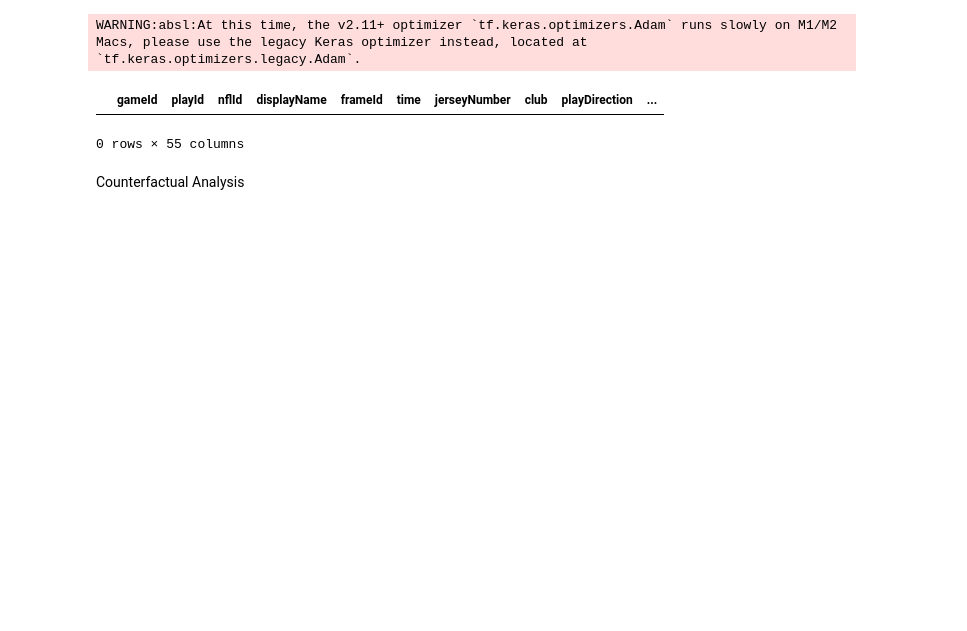
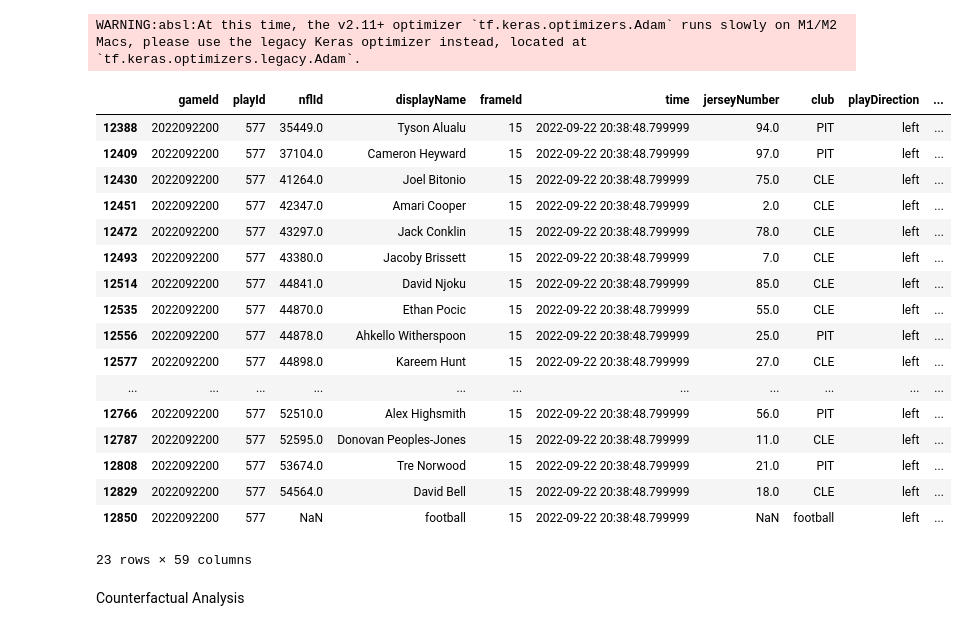
Before and after one commit to hinayatali9/BigDataBowl2024, a Jupyter notebook: Counter_Factual.ipynb, the cells around one changed output. Saved outputs shown, nothing was run; the diff lists cells and outputs as text; code cells hidden in the pictures; blank space fills up the shorter version.

```diff
--- a/Counter_Factual.ipynb
+++ b/Counter_Factual.ipynb
@@ -42,6 +42,15 @@ def get_tracking_and_plays(filepath):
     tracking_with_plays['is_on_defence'] = tracking_with_plays['club'] == tracking_with_plays['defensiveTeam']
     tracking_with_plays['is_ballcarrier'] = tracking_with_plays['ballCarrierId'] == tracking_with_plays['nflId']
 
+    football_coords=tracking_with_plays.loc[tracking_with_plays['displayName']=='football']
+    football_coords['football_x']=football_coords['x']
+    football_coords['football_y']=football_coords['y']
+    football_coords=football_coords[['gameId', 'playId', 'frameId', 'football_x', 'football_y']]
+
+    tracking_with_plays=tracking_with_plays.merge(football_coords, on=['gameId', 'playId', 'frameId'], how='left')
+    tracking_with_plays['dir_football']=(np.degrees(np.arctan2(tracking_with_plays['y'] - tracking_with_plays['football_y'], tracking_with_plays['x'] - tracking_with_plays['football_x']))+360)%360
+    tracking_with_plays['dir_player']=tracking_with_plays['dir']
+
     end_frame = tracking_with_plays[tracking_with_plays['event'].isin(['tackle', 'out_of_bounds'])].groupby('playId')['frameId'].min().reset_index()
     end_frame.rename(columns={'frameId': 'frameId_end'}, inplace=True)
 
@@ -55,11 +64,29 @@ def get_tracking_and_plays(filepath):
                                               (tracking_with_plays['frameId'] >= tracking_with_plays['frameId_start'])]
 
     return tracking_with_plays
-# %%
-tracking_with_plays = get_tracking_and_plays('tracking_week_3.csv')
-# %% [output]
-|  | gameId | playId | nflId | displayName | frameId | time | jerseyNumber | club | playDirection | ... |
-0 rows × 55 columns
+# %%
+tracking_with_plays = get_tracking_and_plays('tracking_week_3.csv')
+
+tracking_with_plays.loc[(tracking_with_plays['gameId']==2022092200) & (tracking_with_plays['playId']==577) & (tracking_with_plays['frameId']==15)]
+# %% [output]
+|  | gameId | playId | nflId | displayName | frameId | time | jerseyNumber | club | playDirection | ... |
+| 12388 | 2022092200 | 577 | 35449.0 | Tyson Alualu | 15 | 2022-09-22 20:38:48.799999 | 94.0 | PIT | left | ... |
+| 12409 | 2022092200 | 577 | 37104.0 | Cameron Heyward | 15 | 2022-09-22 20:38:48.799999 | 97.0 | PIT | left | ... |
+| 12430 | 2022092200 | 577 | 41264.0 | Joel Bitonio | 15 | 2022-09-22 20:38:48.799999 | 75.0 | CLE | left | ... |
+| 12451 | 2022092200 | 577 | 42347.0 | Amari Cooper | 15 | 2022-09-22 20:38:48.799999 | 2.0 | CLE | left | ... |
+| 12472 | 2022092200 | 577 | 43297.0 | Jack Conklin | 15 | 2022-09-22 20:38:48.799999 | 78.0 | CLE | left | ... |
+| 12493 | 2022092200 | 577 | 43380.0 | Jacoby Brissett | 15 | 2022-09-22 20:38:48.799999 | 7.0 | CLE | left | ... |
+| 12514 | 2022092200 | 577 | 44841.0 | David Njoku | 15 | 2022-09-22 20:38:48.799999 | 85.0 | CLE | left | ... |
+| 12535 | 2022092200 | 577 | 44870.0 | Ethan Pocic | 15 | 2022-09-22 20:38:48.799999 | 55.0 | CLE | left | ... |
+| 12556 | 2022092200 | 577 | 44878.0 | Ahkello Witherspoon | 15 | 2022-09-22 20:38:48.799999 | 25.0 | PIT | left | ... |
+| 12577 | 2022092200 | 577 | 44898.0 | Kareem Hunt | 15 | 2022-09-22 20:38:48.799999 | 27.0 | CLE | left | ... |
+| ... | ... | ... | ... | ... | ... | ... | ... | ... | ... | ... |
+| 12766 | 2022092200 | 577 | 52510.0 | Alex Highsmith | 15 | 2022-09-22 20:38:48.799999 | 56.0 | PIT | left | ... |
+| 12787 | 2022092200 | 577 | 52595.0 | Donovan Peoples-Jones | 15 | 2022-09-22 20:38:48.799999 | 11.0 | CLE | left | ... |
+| 12808 | 2022092200 | 577 | 53674.0 | Tre Norwood | 15 | 2022-09-22 20:38:48.799999 | 21.0 | PIT | left | ... |
+| 12829 | 2022092200 | 577 | 54564.0 | David Bell | 15 | 2022-09-22 20:38:48.799999 | 18.0 | CLE | left | ... |
+| 12850 | 2022092200 | 577 | NaN | football | 15 | 2022-09-22 20:38:48.799999 | NaN | football | left | ... |
+23 rows × 59 columns
 # %%
 def create_feature_tensor(feature_df):
     """
```
Also changed, not shown: parts of 5 cells of this notebook.
